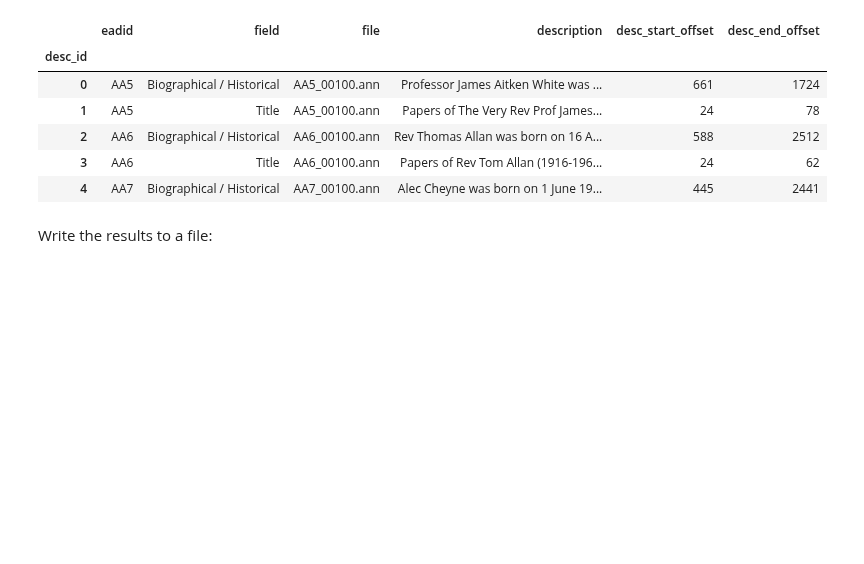
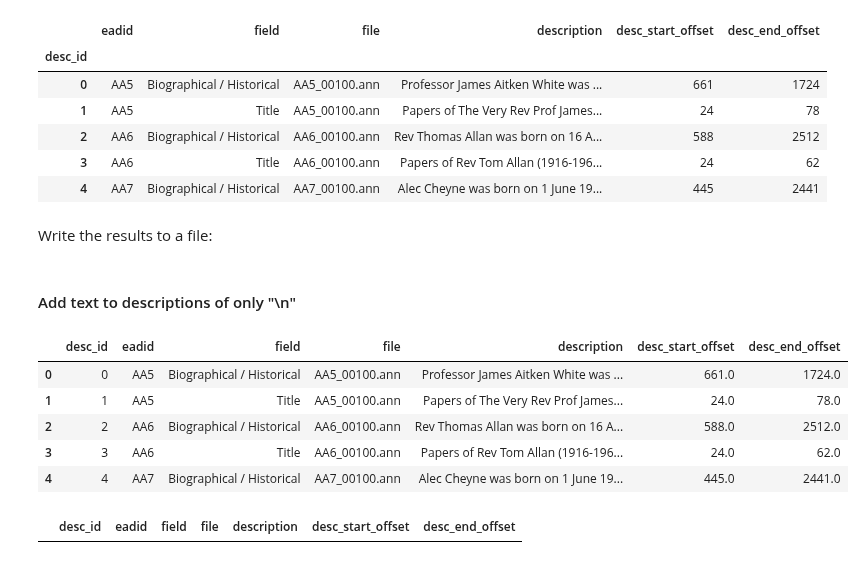
Before and after one commit to thegoose20/gender-bias, a Jupyter notebook: analysis/Analysis_DescAndAnnotLengths.ipynb, the cells around one changed output. Saved outputs shown, nothing was run; the diff lists cells and outputs as text; code cells hidden in the pictures; blank space fills up the shorter version.

```diff
--- a/analysis/Analysis_DescAndAnnotLengths.ipynb
+++ b/analysis/Analysis_DescAndAnnotLengths.ipynb
@@ -439,0 +416,17 @@ all_desc_offsets_df.to_csv("../data/crc_metadata/all_descs_with_offsets.csv")
+# %% [markdown]
+#### Add text to descriptions of only "\n"
+# %%
+all_desc_offsets_df = pd.read_csv("../data/crc_metadata/all_descs_with_offsets.csv")
+all_desc_offsets_df.head()
+# %% [output]
+|  | desc_id | eadid | field | file | description | desc_start_offset | desc_end_offset |
+| 0 | 0 | AA5 | Biographical / Historical | AA5_00100.ann | Professor James Aitken White was ... | 661.0 | 1724.0 |
+| 1 | 1 | AA5 | Title | AA5_00100.ann | Papers of The Very Rev Prof James... | 24.0 | 78.0 |
+| 2 | 2 | AA6 | Biographical / Historical | AA6_00100.ann | Rev Thomas Allan was born on 16 A... | 588.0 | 2512.0 |
+| 3 | 3 | AA6 | Title | AA6_00100.ann | Papers of Rev Tom Allan (1916-196... | 24.0 | 62.0 |
+| 4 | 4 | AA7 | Biographical / Historical | AA7_00100.ann | Alec Cheyne was born on 1 June 19... | 445.0 | 2441.0 |
+# %%
+d = "Thomson discusses the characteristics both of music teachers, who are often themselves practising musicians, and music as a school subject."
+all_desc_offsets_df.loc[all_desc_offsets_df.description == d]
+# %% [output]
+|  | desc_id | eadid | field | file | description | desc_start_offset | desc_end_offset |
```
Also changed, not shown: parts of 23 cells of this notebook.
